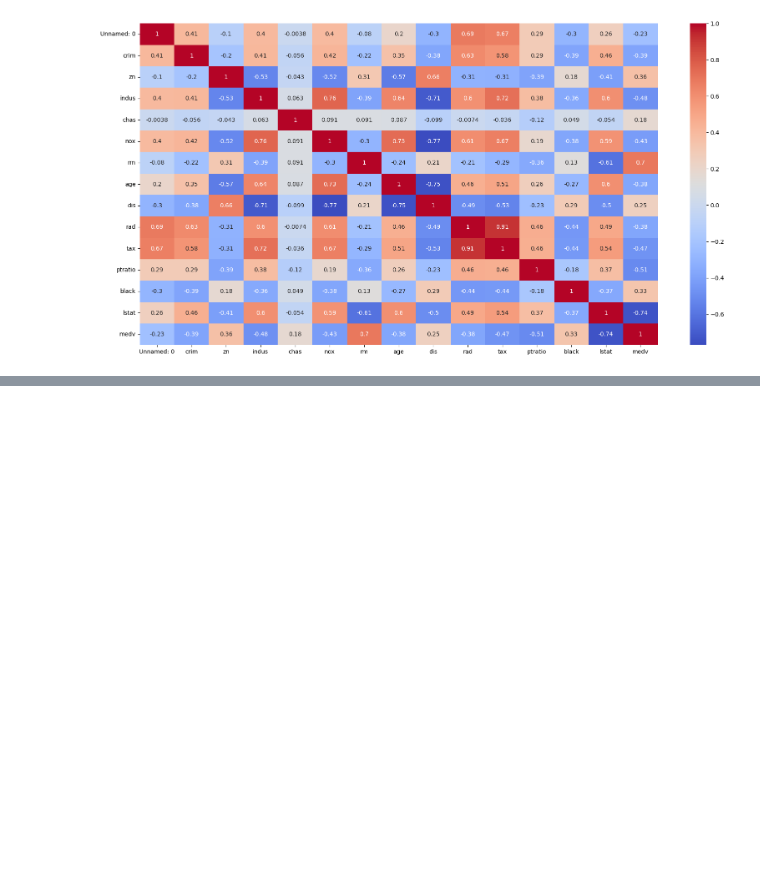
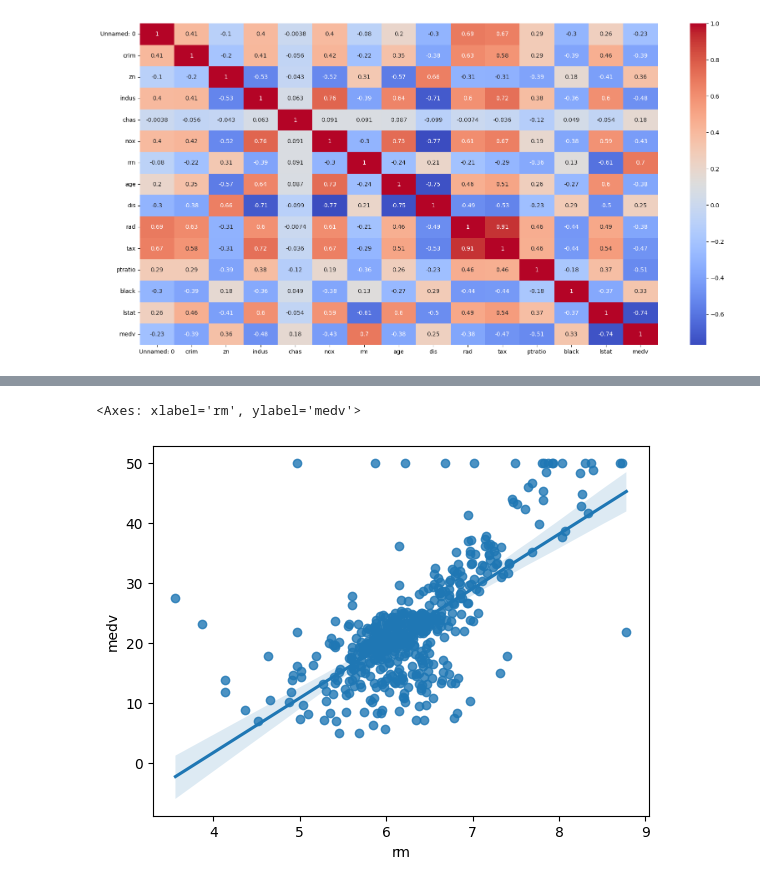
Before and after one commit to bimsi/Boston-Housing-Prediction, a Jupyter notebook: Boston_Housing_Prediction.ipynb, the cells around one changed output, grey strips where cells are left out. Cells and saved outputs as stored; diff of their text form; code cells hidden in the pictures; blank space fills up the shorter version.

```diff
--- a/Boston_Housing_Prediction.ipynb
+++ b/Boston_Housing_Prediction.ipynb
@@ -266,0 +274,5 @@ sns.heatmap(corr, annot=True, cmap='coolwarm')
+# %%
+sns.regplot(y=boston_data['medv'], x=boston_data['rm'])
+# %% [output]
+<Axes: xlabel='rm', ylabel='medv'>
+[figure, added]
```
Also changed, not shown: parts of 2 cells of this notebook.
